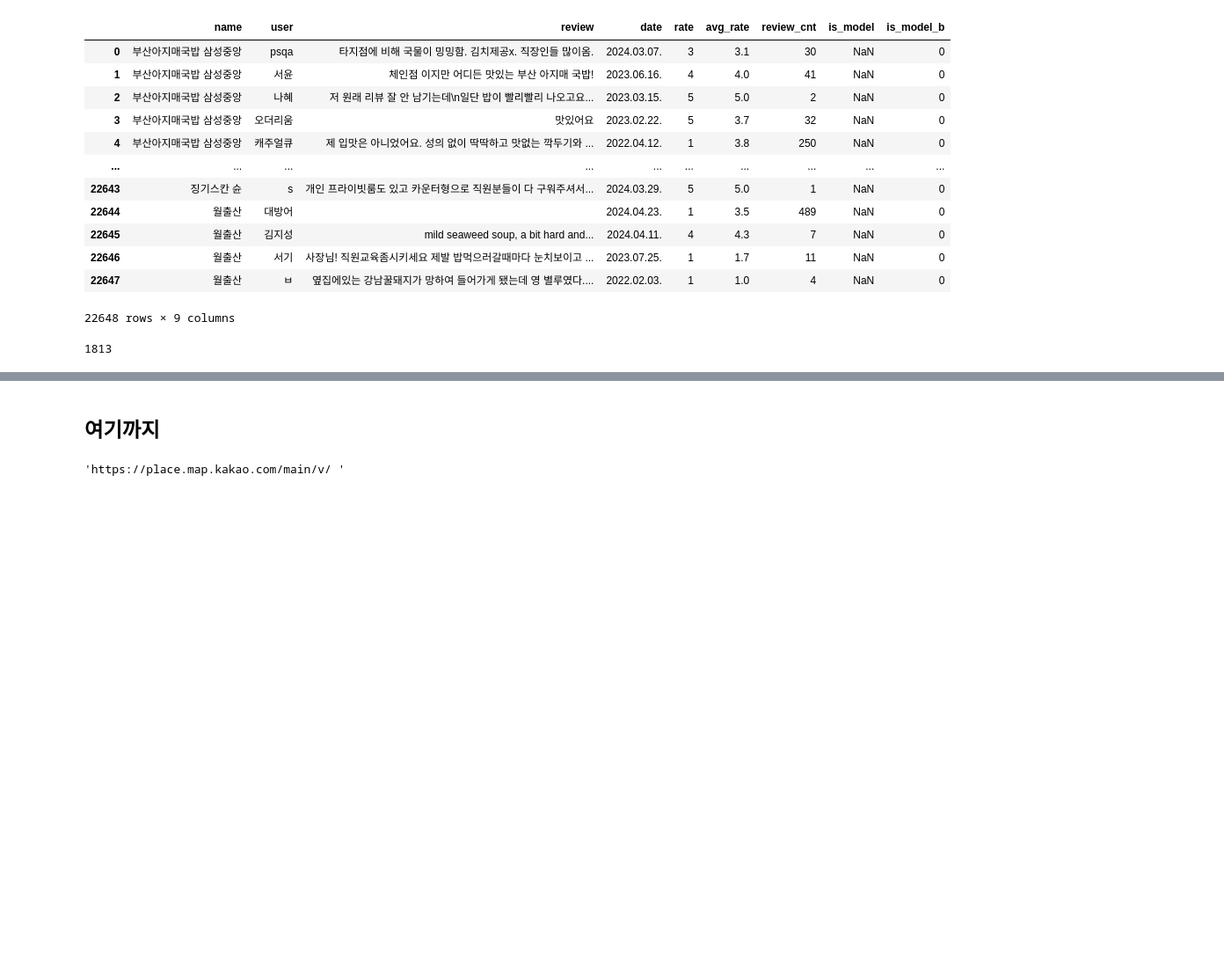
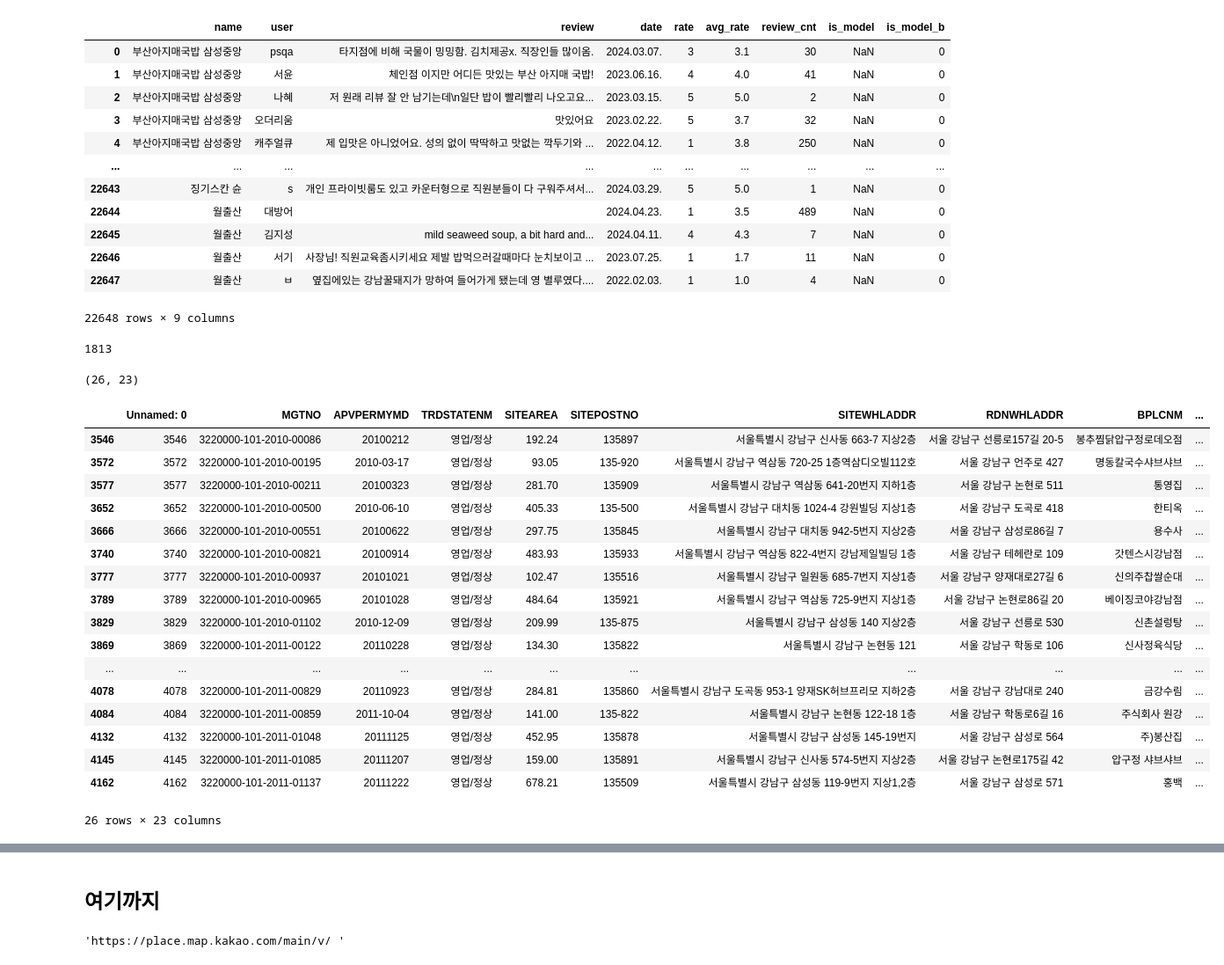
Before and after one commit to benidjor/model-restaurant-in-gangnam, a Jupyter notebook: total_reviews.ipynb, the cells around one changed output, grey strips where cells are left out. Shown: that part at 88% size. Cells and saved outputs as stored; diff of their text form; code cells hidden in the pictures; blank space fills up the shorter version.

```diff
--- a/total_reviews.ipynb
+++ b/total_reviews.ipynb
@@ -446,3 +453,30 @@ reviews_collect.to_csv("data/reviews_collect.csv", index=False, encoding="utf-8"
 reviews_collect.name.nunique()
 # %% [output]
 1813
+# %%
+# 차마 못한 모범음식점 확인
+last_mobeom = df.loc[3527:4176][df.loc[3527:4176].exemplary_diner.notnull()]
+last_mobeom.shape
+# %% [output]
+(26, 23)
+# %%
+last_mobeom
+# %% [output]
+|  | Unnamed: 0 | MGTNO | APVPERMYMD | TRDSTATENM | SITEAREA | SITEPOSTNO | SITEWHLADDR | RDNWHLADDR | BPLCNM | ... |
+| 3546 | 3546 | 3220000-101-2010-00086 | 20100212 | 영업/정상 | 192.24 | 135897 | 서울특별시 강남구 신사동 663-7 지상2층 | 서울 강남구 선릉로157길 20-5 | 봉추찜닭압구정로데오점 | ... |
+| 3572 | 3572 | 3220000-101-2010-00195 | 2010-03-17 | 영업/정상 | 93.05 | 135-920 | 서울특별시 강남구 역삼동 720-25 1층역삼디오빌112호 | 서울 강남구 언주로 427 | 명동칼국수샤브샤브 | ... |
+| 3577 | 3577 | 3220000-101-2010-00211 | 20100323 | 영업/정상 | 281.70 | 135909 | 서울특별시 강남구 역삼동 641-20번지 지하1층 | 서울 강남구 논현로 511 | 통영집 | ... |
+| 3652 | 3652 | 3220000-101-2010-00500 | 2010-06-10 | 영업/정상 | 405.33 | 135-500 | 서울특별시 강남구 대치동 1024-4 강원빌딩 지상1층 | 서울 강남구 도곡로 418 | 한티옥 | ... |
+| 3666 | 3666 | 3220000-101-2010-00551 | 20100622 | 영업/정상 | 297.75 | 135845 | 서울특별시 강남구 대치동 942-5번지 지상2층 | 서울 강남구 삼성로86길 7 | 용수사 | ... |
+| 3740 | 3740 | 3220000-101-2010-00821 | 20100914 | 영업/정상 | 483.93 | 135933 | 서울특별시 강남구 역삼동 822-4번지 강남제일빌딩 1층 | 서울 강남구 테헤란로 109 | 갓텐스시강남점 | ... |
+| 3777 | 3777 | 3220000-101-2010-00937 | 20101021 | 영업/정상 | 102.47 | 135516 | 서울특별시 강남구 일원동 685-7번지 지상1층 | 서울 강남구 양재대로27길 6 | 신의주찹쌀순대 | ... |
+| 3789 | 3789 | 3220000-101-2010-00965 | 20101028 | 영업/정상 | 484.64 | 135921 | 서울특별시 강남구 역삼동 725-9번지 지상1층 | 서울 강남구 논현로86길 20 | 베이징코야강남점 | ... |
+| 3829 | 3829 | 3220000-101-2010-01102 | 2010-12-09 | 영업/정상 | 209.99 | 135-875 | 서울특별시 강남구 삼성동 140 지상2층 | 서울 강남구 선릉로 530 | 신촌설렁탕 | ... |
+| 3869 | 3869 | 3220000-101-2011-00122 | 20110228 | 영업/정상 | 134.30 | 135822 | 서울특별시 강남구 논현동 121 | 서울 강남구 학동로 106 | 신사정육식당 | ... |
+| ... | ... | ... | ... | ... | ... | ... | ... | ... | ... | ... |
+| 4078 | 4078 | 3220000-101-2011-00829 | 20110923 | 영업/정상 | 284.81 | 135860 | 서울특별시 강남구 도곡동 953-1 양재SK허브프리모 지하2층 | 서울 강남구 강남대로 240 | 금강수림 | ... |
+| 4084 | 4084 | 3220000-101-2011-00859 | 2011-10-04 | 영업/정상 | 141.00 | 135-822 | 서울특별시 강남구 논현동 122-18 1층 | 서울 강남구 학동로6길 16 | 주식회사 원강 | ... |
+| 4132 | 4132 | 3220000-101-2011-01048 | 20111125 | 영업/정상 | 452.95 | 135878 | 서울특별시 강남구 삼성동 145-19번지 | 서울 강남구 삼성로 564 | 주)봉산집 | ... |
+| 4145 | 4145 | 3220000-101-2011-01085 | 20111207 | 영업/정상 | 159.00 | 135891 | 서울특별시 강남구 신사동 574-5번지 지상2층 | 서울 강남구 논현로175길 42 | 압구정 샤브샤브 | ... |
+| 4162 | 4162 | 3220000-101-2011-01137 | 20111222 | 영업/정상 | 678.21 | 135509 | 서울특별시 강남구 삼성동 119-9번지 지상1,2층 | 서울 강남구 삼성로 571 | 홍백 | ... |
+26 rows × 23 columns
```
Also changed, not shown: parts of 4 cells of this notebook, 1 other file.
